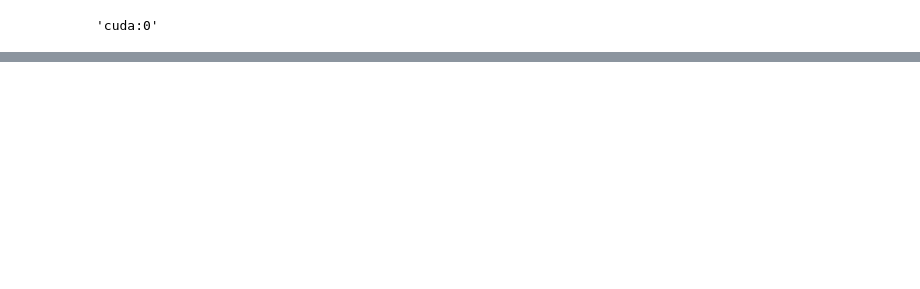
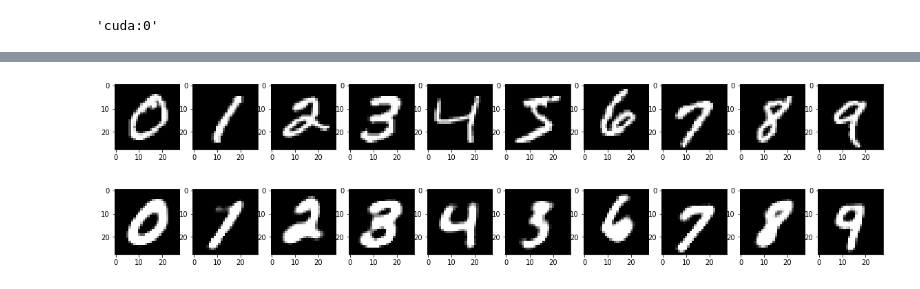
Before and after one commit to jmsdao/arena-v1, a Jupyter notebook: w4d3/2-vae.ipynb, the cells around one changed output, grey strips where cells are left out. Drawn from its saved outputs; the diff is of its cells as text; code cells hidden in the pictures; blank space fills up the shorter version.

```diff
--- a/w4d3/2-vae.ipynb
+++ b/w4d3/2-vae.ipynb
@@ -26,6 +29,3 @@ trainset = datasets.MNIST(root="./data", train=True, transform=transform, downlo
 trainloader = DataLoader(trainset, batch_size=128, shuffle=True)
 # testset = datasets.MNIST(root="./data", train=False, transform=transform)
 # testloader = DataLoader(testset, batch_size=64)
-# %%
-img = trainset[0][0]
-plt.imshow(transforms.ToPILImage()(img), cmap='gray', interpolation="nearest")
@@ -203,3 +162,32 @@ rec_loss_list, kl_loss_list = train_vae(model, opt, trainloader, 10, beta=0.1)
+# %%
+# Get samples of each digit eg. imgs[0] has tensor for digit 0
+imgs = []
+for i in range(10):
+    loc_i = (trainset.targets == i).nonzero()[0][0].item()
+    img = trainset[loc_i][0]
+    imgs.append(img)
+
+# Plot original images
+fig = plt.figure(figsize=(20, 10))
+
+for i in range(10):
+    fig.add_subplot(1, 10, i+1)
+    img = imgs[i] * 0.3081 + 0.1307
+    plt.imshow(transforms.ToPILImage()(img), cmap='gray')
+
+# Plot reconstructed images
+fig = plt.figure(figsize=(20, 10))
+model.eval()
+
+for i in range(10):
+    fig.add_subplot(1, 10, i+1)
+    with t.inference_mode():
+        rec = model(imgs[i].view(1, 1, 28, 28).to(device))[0].view(1, 28, 28)
+    rec * 0.3081 + 0.1307
+    plt.imshow(transforms.ToPILImage()(rec.clip(0, 1)), cmap='gray')
+# %% [output]
+[figure, added]
+[figure, added]
 # %%
 df = pd.DataFrame()
 df['rec_loss'] = rec_loss_list
```
Also changed, not shown: parts of 26 cells of this notebook.
